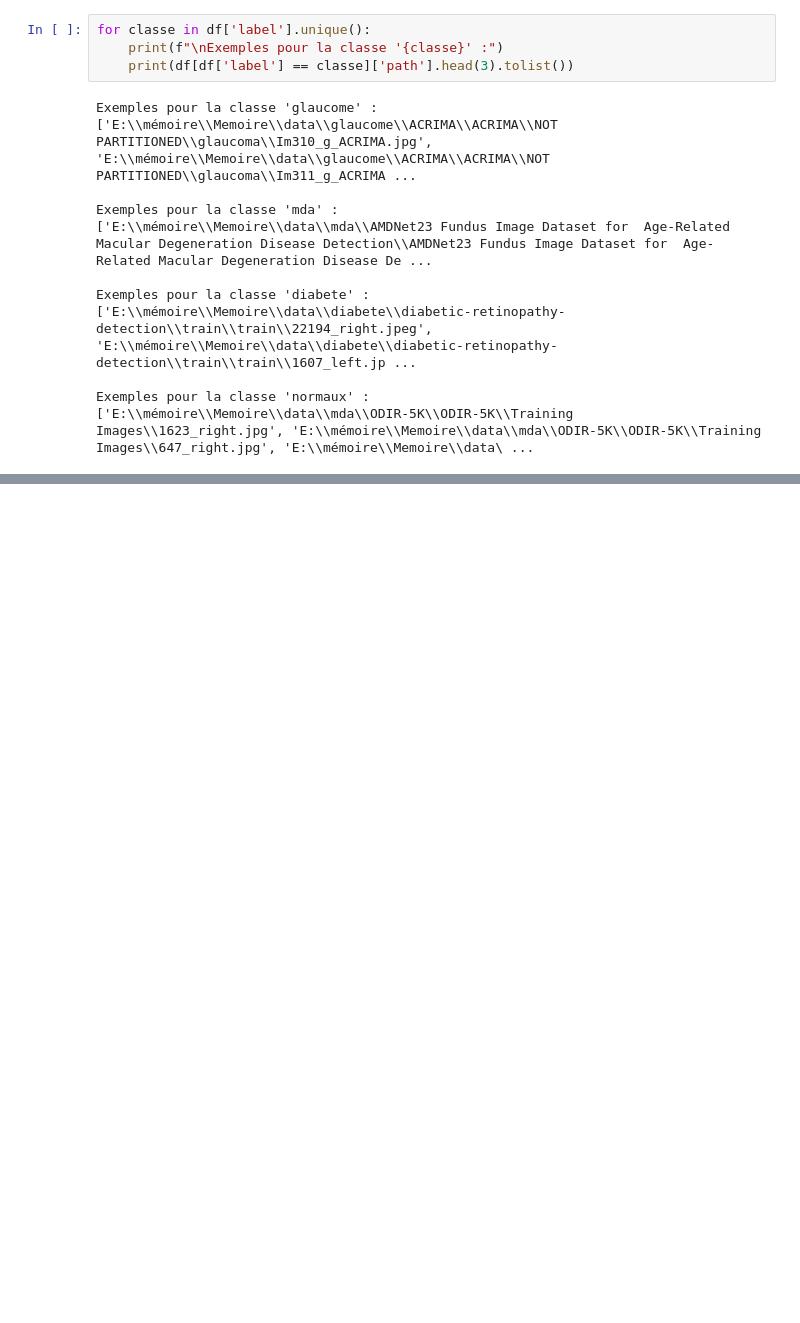
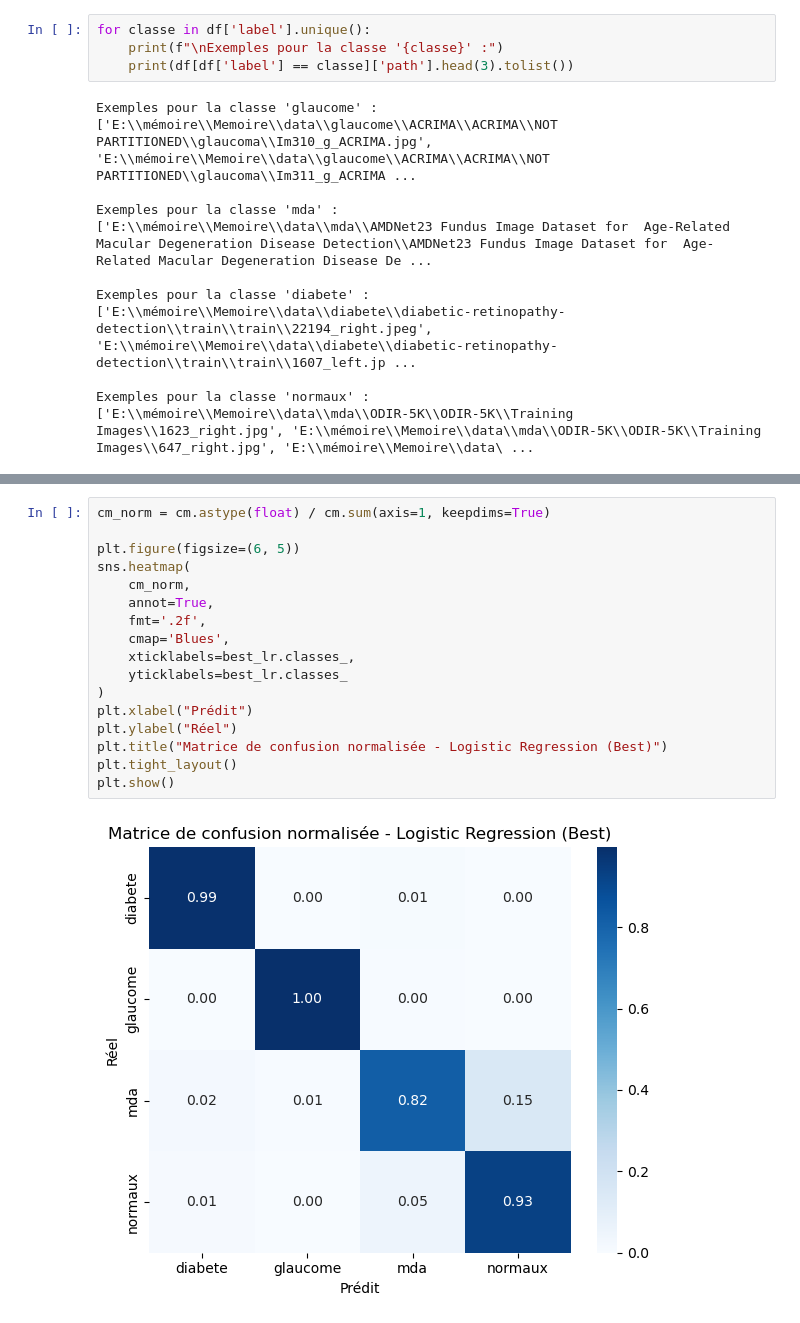
Before and after one commit to Mathis0000/Memoire, a Jupyter notebook: Regression_lineaire.ipynb, the cells around one changed output, grey strips where cells are left out. Cells and saved outputs as stored; diff of their text form; blank space fills up the shorter version.

```diff
--- a/Regression_lineaire.ipynb
+++ b/Regression_lineaire.ipynb
@@ -146,0 +364,19 @@ Name: proportion, dtype: float64
+# %%
+cm_norm = cm.astype(float) / cm.sum(axis=1, keepdims=True)
+
+plt.figure(figsize=(6, 5))
+sns.heatmap(
+    cm_norm,
+    annot=True,
+    fmt='.2f',
+    cmap='Blues',
+    xticklabels=best_lr.classes_,
+    yticklabels=best_lr.classes_
+)
+plt.xlabel("Prédit")
+plt.ylabel("Réel")
+plt.title("Matrice de confusion normalisée - Logistic Regression (Best)")
+plt.tight_layout()
+plt.show()
+# %% [output]
+[figure, added]
```
Also changed, not shown: parts of 17 cells of this notebook, 1 other file.
